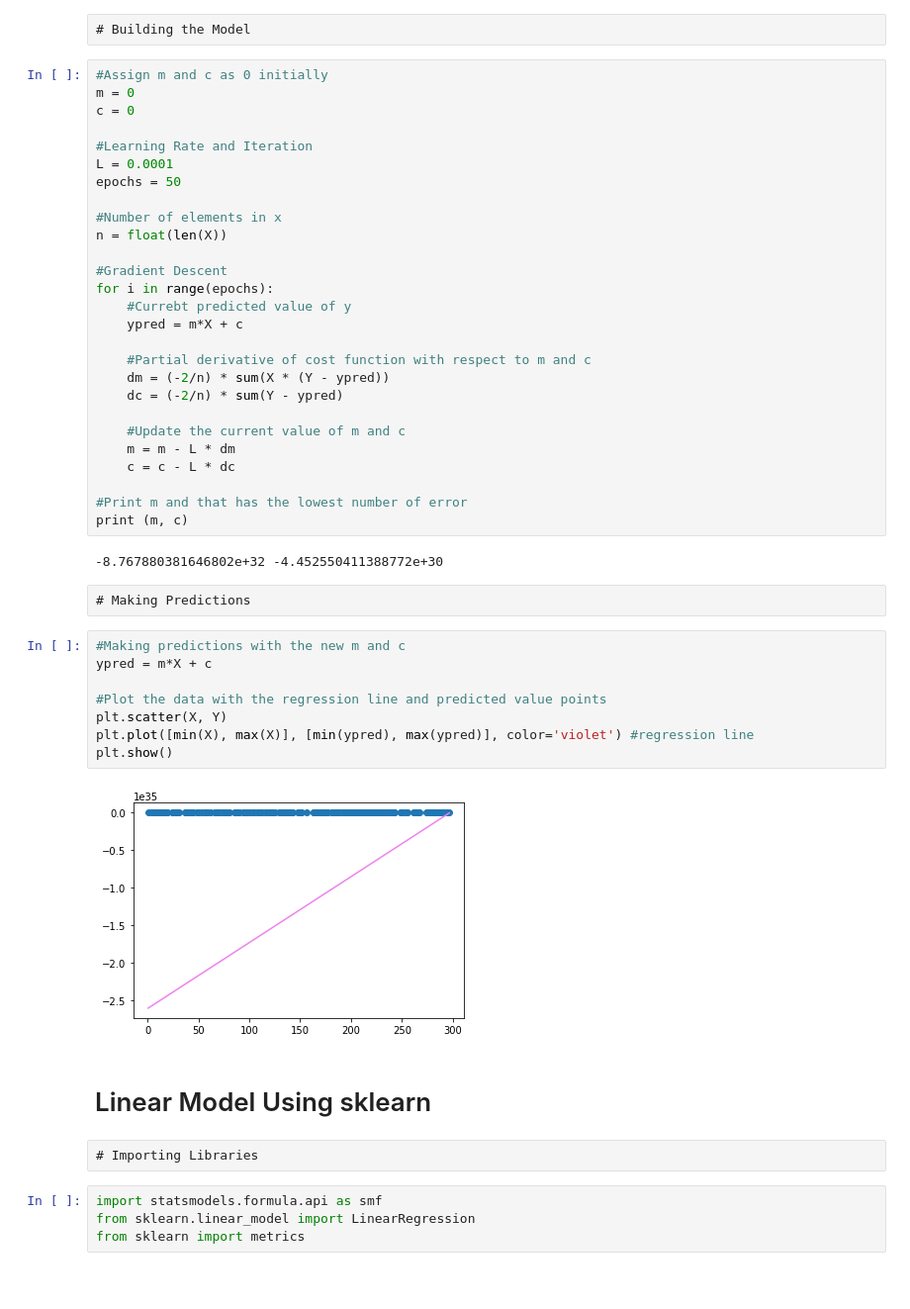
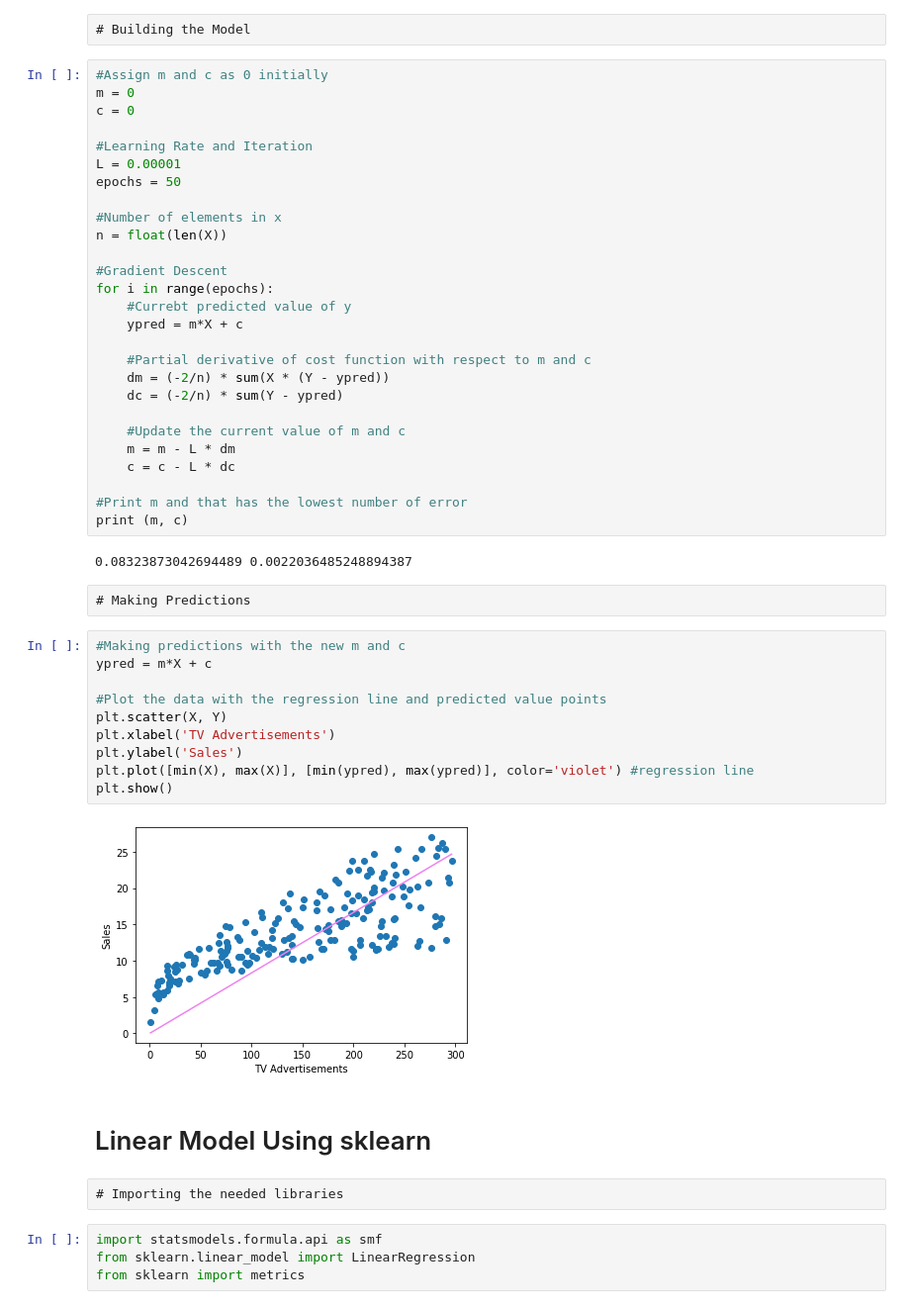
Before and after one commit to Pauweee/LR---Gradient-Descent, a Jupyter notebook: Gradient Descent - Advertising.ipynb, the cells around one changed output. Shown at 99% size. Drawn from its saved outputs; the diff is of its cells as text; blank space fills up the shorter version.

```diff
--- a/Gradient Descent - Advertising.ipynb
+++ b/Gradient Descent - Advertising.ipynb
@@ -46,7 +48,7 @@ m = 0
 c = 0
 
 #Learning Rate and Iteration
-L = 0.0001
+L = 0.00001
 epochs = 50
 
 #Number of elements in x
@@ -68,23 +70,25 @@ for i in range(epochs):
 #Print m and that has the lowest number of error
 print (m, c)
 # %% [output]
--8.767880381646802e+32 -4.452550411388772e+30
+0.08323873042694489 0.0022036485248894387
 # %% [raw]
 # Making Predictions
 # %%
 #Making predictions with the new m and c
 ypred = m*X + c
 
 #Plot the data with the regression line and predicted value points
 plt.scatter(X, Y)
+plt.xlabel('TV Advertisements')
+plt.ylabel('Sales')
 plt.plot([min(X), max(X)], [min(ypred), max(ypred)], color='violet') #regression line
 plt.show()
 # %% [output]
-[figure, old version]
+[figure, new version]
 # %% [markdown]
 # Linear Model Using sklearn
 # %% [raw]
-# Importing Libraries
+# Importing the needed libraries
 # %%
 import statsmodels.formula.api as smf
 from sklearn.linear_model import LinearRegression
```
Also changed, not shown: parts of 6 cells of this notebook.
